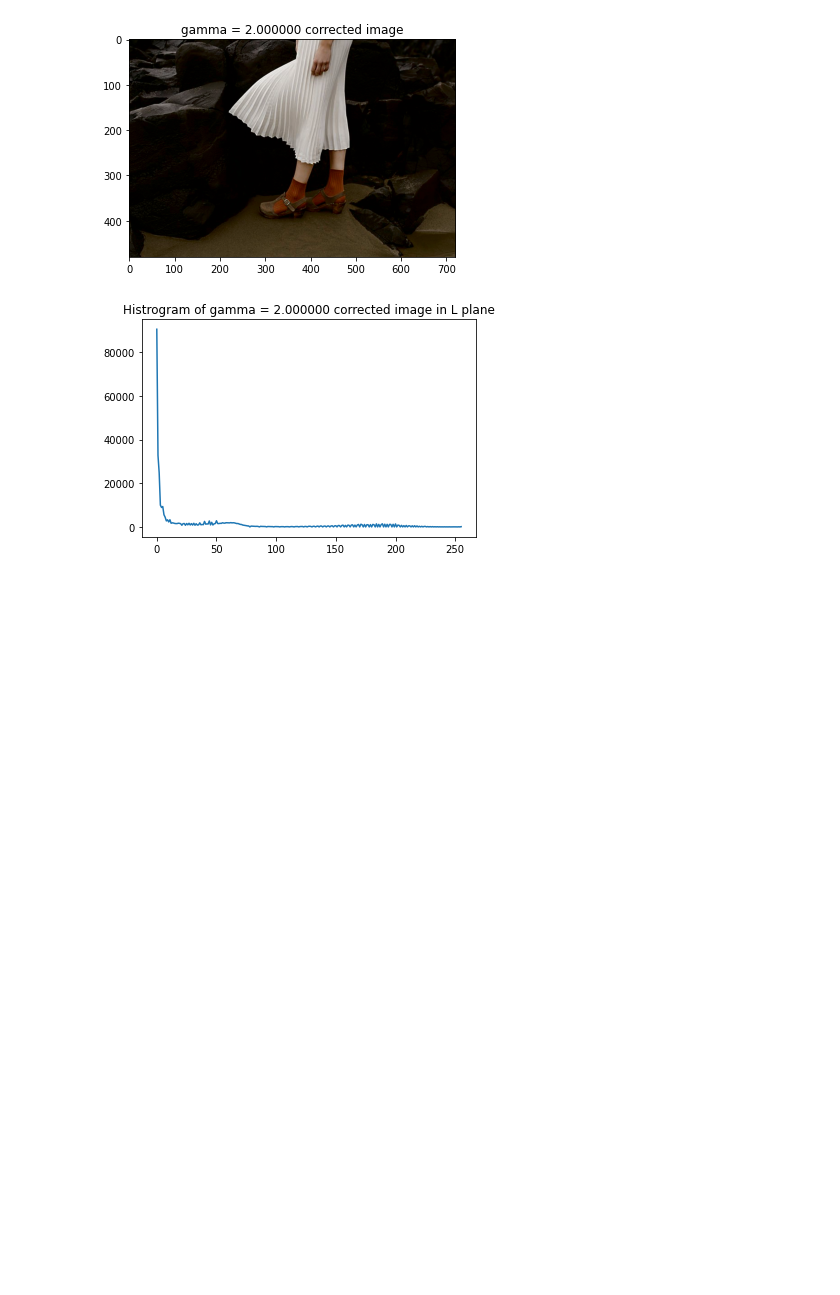
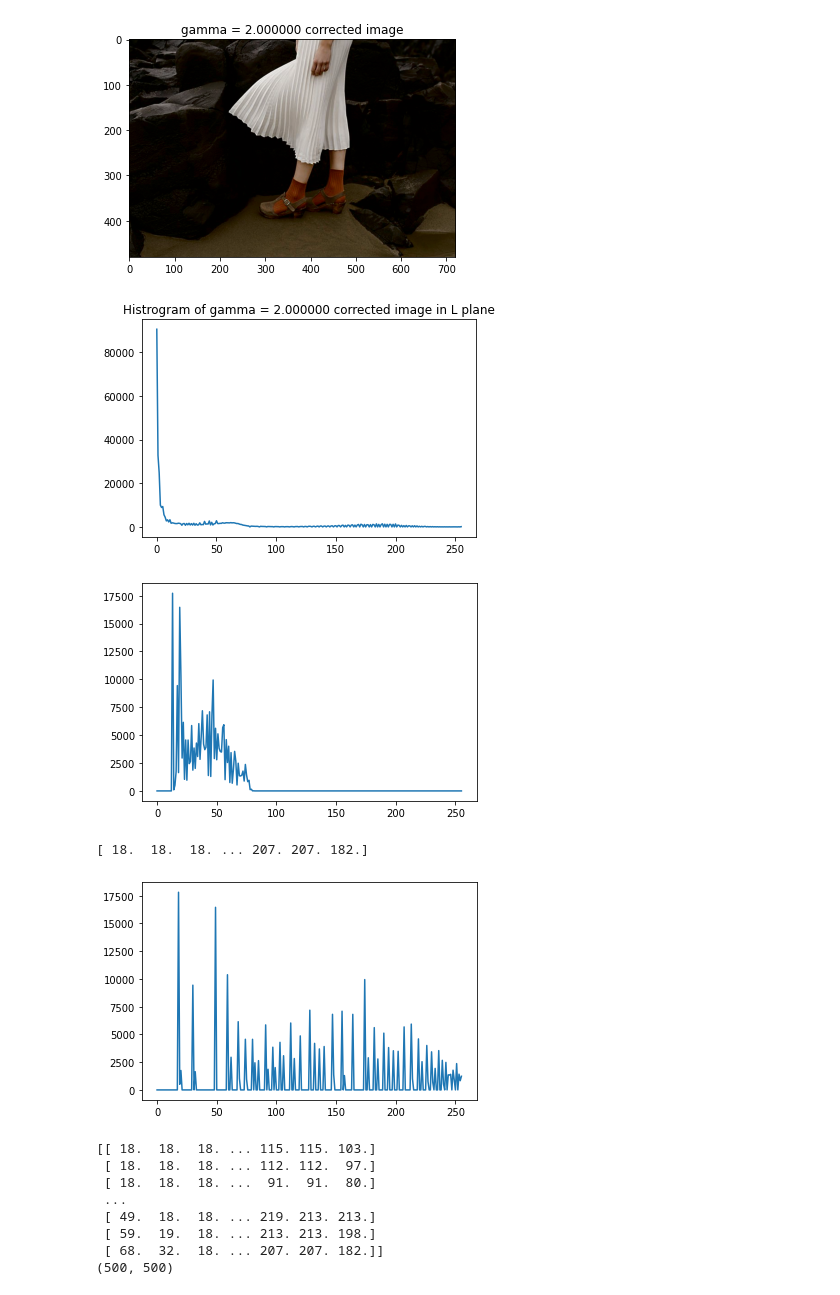
Before and after one commit to Poogitha/Codings, a Jupyter notebook: 190280N_EN2550_Assignment_01.ipynb, the cells around one changed output. Cells and saved outputs as stored; diff of their text form; code cells hidden in the pictures; blank space fills up the shorter version.

```diff
--- a/190280N_EN2550_Assignment_01.ipynb
+++ b/190280N_EN2550_Assignment_01.ipynb
@@ -151,3 +151,70 @@ for i in gamma:
 [figure]
 [figure]
 [figure]
+# %%
+import numpy as np
+import matplotlib.pyplot as plt
+import cv2 as cv
+
+import numpy as np
+import matplotlib.pyplot as plt
+import cv2 as cv
+img = cv.imread(r"Assignment Images/shells.png",cv.IMREAD_UNCHANGED)
+img_flat=img.flatten()
+
+def histogram_equalize(img,size):
+    img_pixel_ =np.zeros((256,1))
+    index_=np.linspace(0,255,256).reshape(256,1)
+    img_pixel=np.append(index_,img_pixel_,axis=1)
+    for j in range(size):
+        img_pixel[img[j],1]+=1 #increse the intensity count
+
+    #Cumulative sum
+    sum=0
+    for i in range(256):
+        sum+=img_pixel[i,1]
+        img_pixel[i,1]=sum
+        img_pixel[i,1]= int(round(img_pixel[i,1]*255/(size),0))
+    hist_img=np.zeros((1,size))
+    for i in range(size):
+        hist_img[0,i] = img_pixel[img[i],1]
+    new_img=hist_img[0,:]
+    #for j in range()
+    print(new_img)
+    return new_img
+
+
+
+def histogram(img,size):
+    img_pixel =np.zeros((256,1))
+    index_=np.linspace(0,255,256).reshape(256,1)
+    img_pixel=np.append(index_,img_pixel,axis=1)
+    for j in range(size):
+        img_pixel[int(img[j]),1]+=1
+    plt.figure()
+    plt.plot(img_pixel[:,0],img_pixel[:,1])
+    plt.show()
+size=np.shape(img_flat)[0]
+histogram(img_flat,size) #plot histogram of original image
+hist_image=histogram_equalize(img_flat,size)
+histogram(hist_image,size) #plot histogram of equalized image
+print(hist_image.reshape(500,500))
+print(np.shape(img))
+cv.namedWindow('Image',cv.WINDOW_AUTOSIZE)
+cv.imshow('image',img)
+cv.waitKey(0)
+cv.imshow('image',hist_image.reshape(500,500))
+cv.waitKey(0)
+cv.destroyAllWindows()
+# %% [output]
+[figure, added]
+[ 18.  18.  18. ... 207. 207. 182.]
+[figure, added]
+[[ 18.  18.  18. ... 115. 115. 103.]
+ [ 18.  18.  18. ... 112. 112.  97.]
+ [ 18.  18.  18. ...  91.  91.  80.]
+ ...
+ [ 49.  18.  18. ... 219. 213. 213.]
+ [ 59.  19.  18. ... 213. 213. 198.]
+ [ 68.  32.  18. ... 207. 207. 182.]]
+(500, 500)
```
Also changed, not shown: parts of 1 cell of this notebook.
